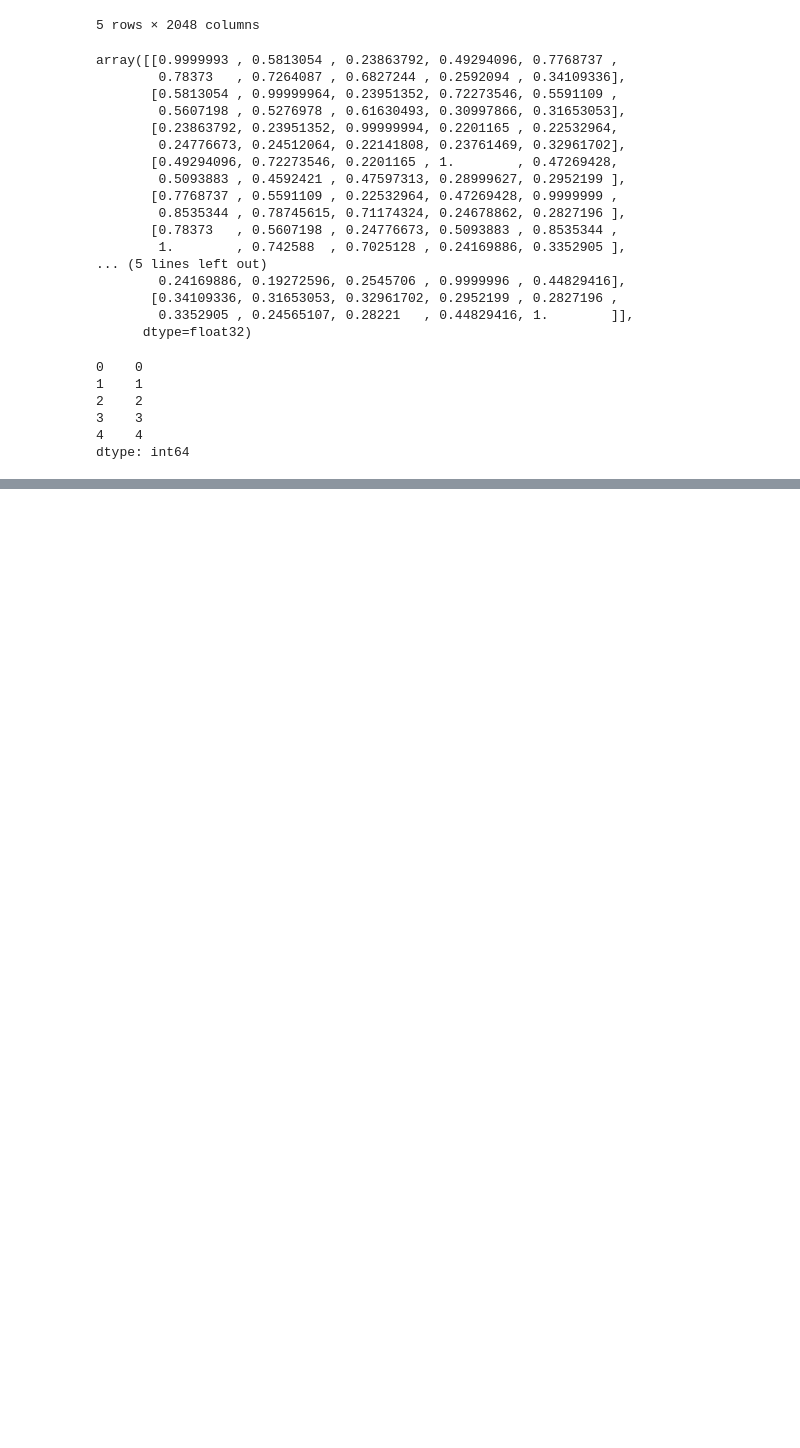
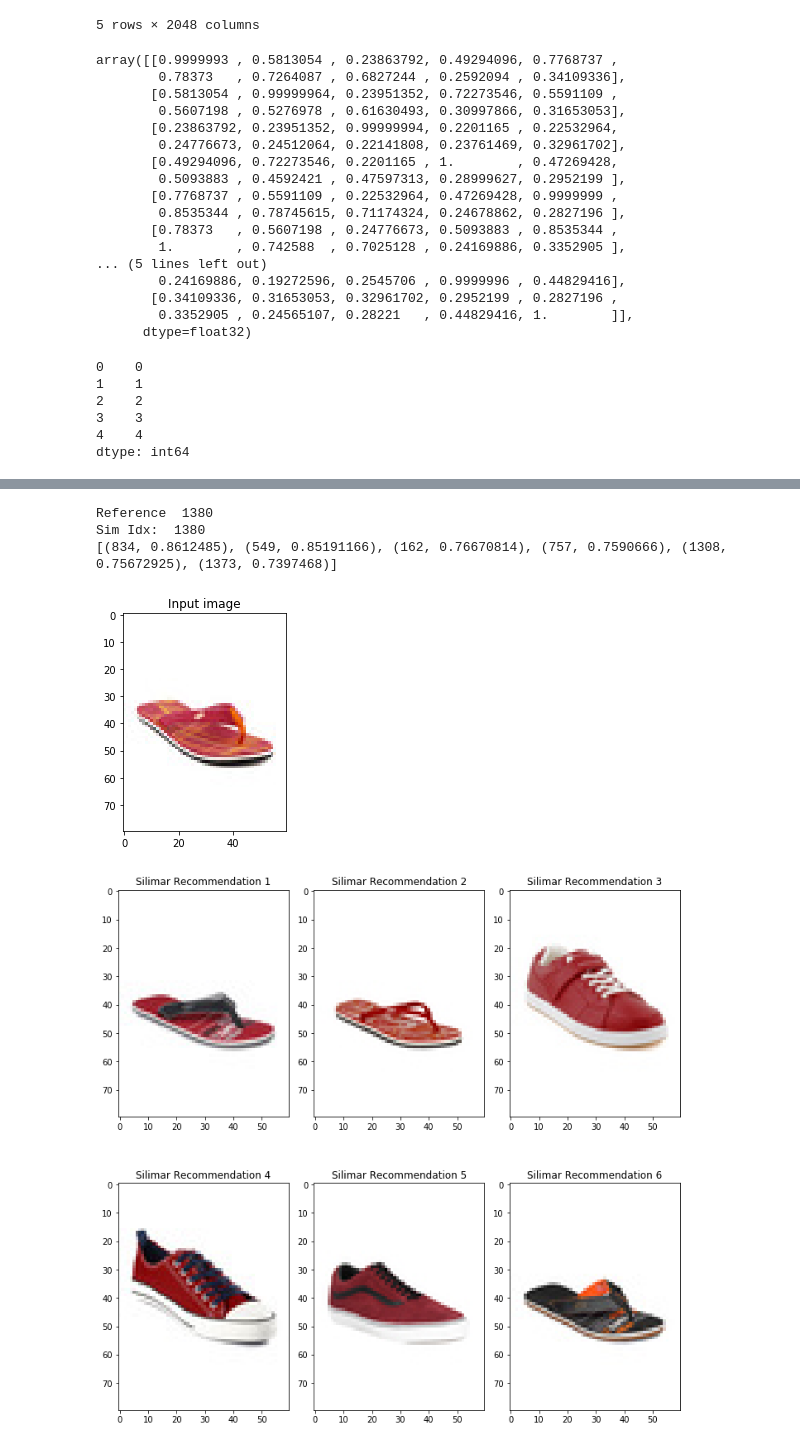
Before and after one commit to yashobhan/Machine-Learning, a Jupyter notebook: Image-Visual-Similarity/visual_similarity.ipynb, the cells around one changed output, grey strips where cells are left out. Drawn from its saved outputs; the diff is of its cells as text; code cells hidden in the pictures; blank space fills up the shorter version.

```diff
--- a/Image-Visual-Similarity/visual_similarity.ipynb
+++ b/Image-Visual-Similarity/visual_similarity.ipynb
@@ -183,0 +200,8 @@ for i in idx_rec:
+# %%
+run(random.randint(1, len(indices)), df)
+# %% [output]
+Reference  1380
+Sim Idx:  1380
+[(834, 0.8612485), (549, 0.85191166), (162, 0.76670814), (757, 0.7590666), (1308, 0.75672925), (1373, 0.7397468)]
+[figure, added]
+[figure, added]
```
Also changed, not shown: parts of 16 cells of this notebook.
